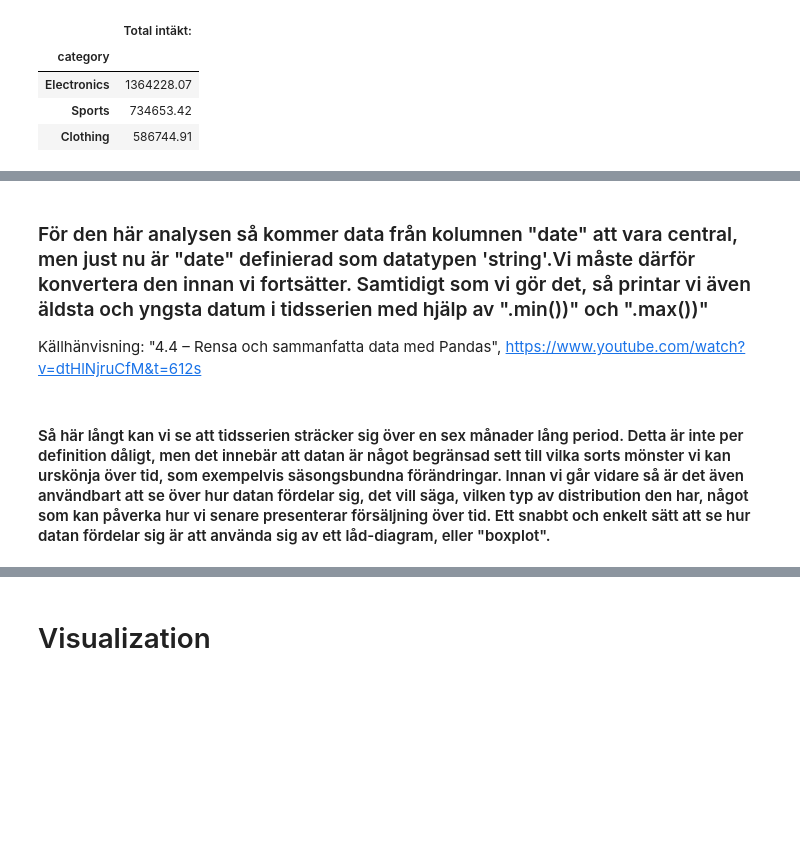
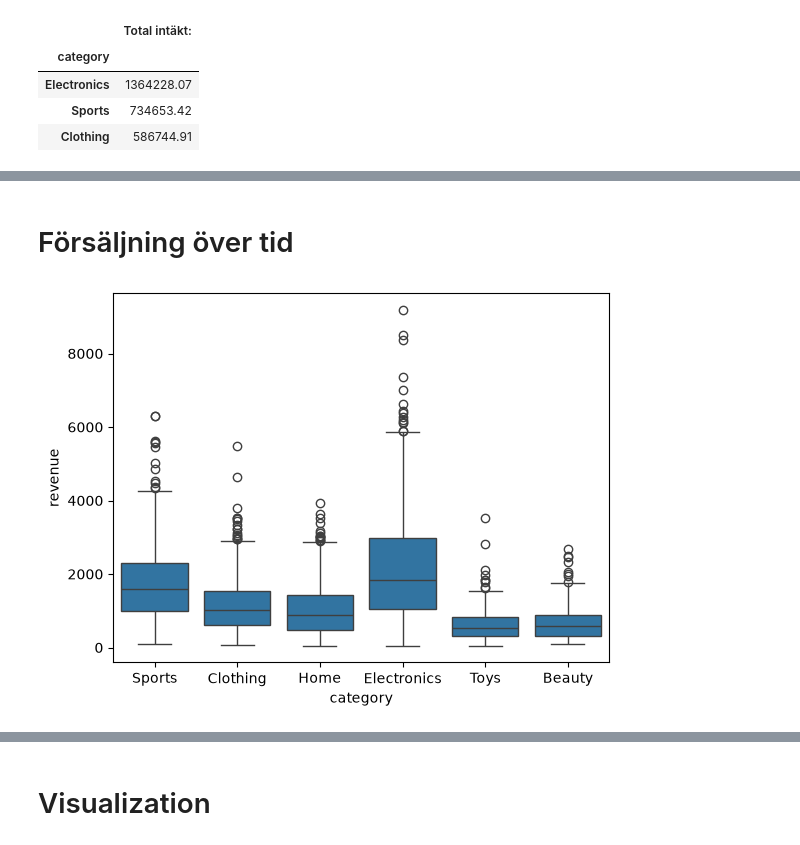
Before and after one commit to SelviKumarasamy/E_Handel_Analysis_Group5, a Jupyter notebook: notebooks/report.ipynb, the cells around one changed output, grey strips where cells are left out. Drawn from its saved outputs; the diff is of its cells as text; code cells hidden in the pictures; blank space fills up the shorter version.

```diff
--- a/notebooks/report.ipynb
+++ b/notebooks/report.ipynb
@@ -162,2 +195,0 @@ Källhänvisning 2: Videolektion "4.4 – Rensa och sammanfatta data med Pandas"
-# %%
-df = pd.read_csv("../data/ecommerce_sales.csv")
@@ -171,14 +196,8 @@ df.info()
-# %% [markdown]
-### För den här analysen så kommer data från kolumnen "date" att vara central, men just nu är "date" definierad som datatypen 'string'.Vi måste därför konvertera den innan vi fortsätter. Samtidigt som vi gör det, så printar vi även äldsta och yngsta datum i tidsserien med hjälp av ".min())" och ".max())"
-
-Källhänvisning: "4.4 – Rensa och sammanfatta data med Pandas", https://www.youtube.com/watch?v=dtHlNjruCfM&t=612s
-# %%
-df["date"] = pd.to_datetime(df["date"])
-print("First date:", df["date"].min())
-print("Last date:", df["date"].max())
-# %% [markdown]
-#### Så här långt kan vi se att tidsserien sträcker sig över en sex månader lång period. Detta är inte per definition dåligt, men det innebär att datan är något begränsad sett till vilka sorts mönster vi kan urskönja över tid, som exempelvis säsongsbundna förändringar. Innan vi går vidare så är det även användbart att se över hur datan fördelar sig, det vill säga, vilken typ av distribution den har, något som kan påverka hur vi senare presenterar försäljning över tid. Ett snabbt och enkelt sätt att se hur datan fördelar sig är att använda sig av ett låd-diagram, eller "boxplot".
+# %% [markdown]
+# Försäljning över tid
 # %%
 # Fig.1
-sns.boxplot(data=df, x="category", y="revenue")
+sns.boxplot(df, x="category", y="revenue")
 plt.show()
+# %% [output]
+[figure, added]
```
Also changed, not shown: parts of 78 cells of this notebook, 3 other files.
